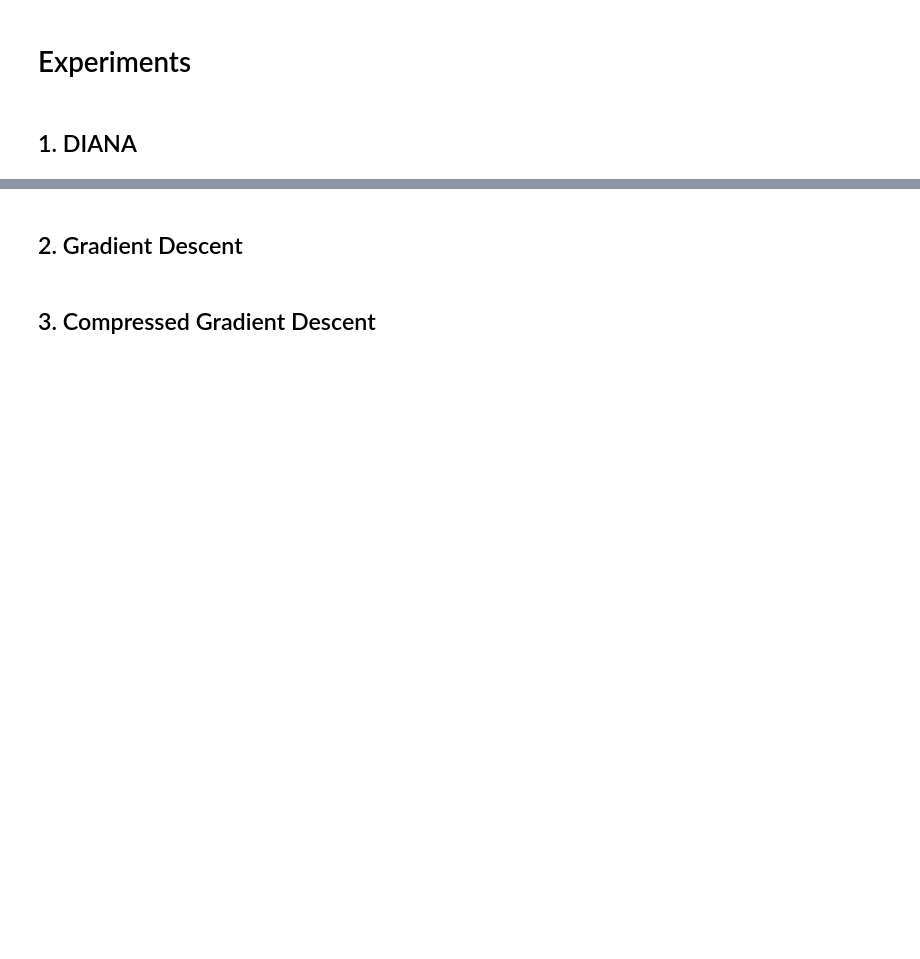
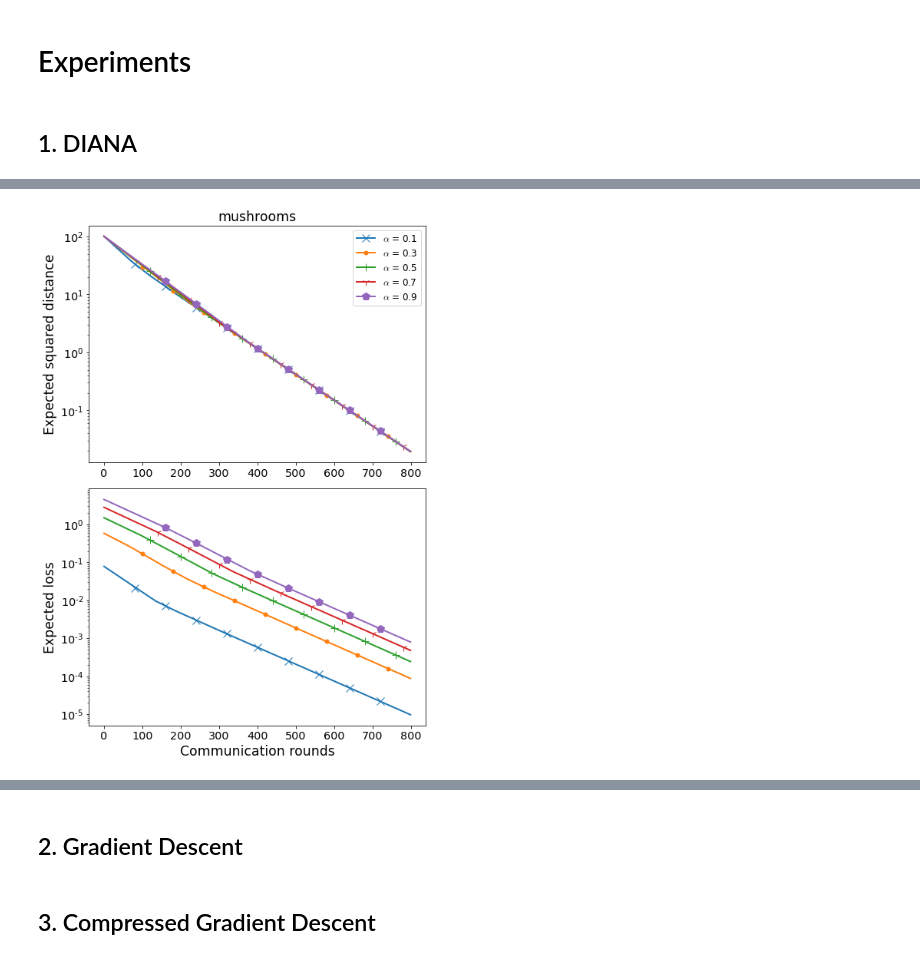
Before and after one commit to gaseln/FLIX_small_scale_experiments, a Jupyter notebook: Experiments.ipynb, the cells around one changed output, grey strips where cells are left out. Saved outputs shown, nothing was run; the diff lists cells and outputs as text; code cells hidden in the pictures; blank space fills up the shorter version.

```diff
--- a/Experiments.ipynb
+++ b/Experiments.ipynb
@@ -37,11 +37,13 @@ markers = ['x', '.', '+', '1', 'p','*', 'D' , '.',  's']
 # Experiments
 # %% [markdown]
 ## 1. DIANA
+# %%
+regularization=0.1
 # %%
 alphas = np.linspace(0.1, 1.0, 10)
 dataset_name = 'mushrooms'
 n_workers = 8
-exp = 'diana'
+exp = 'dianadiana'
 max_it = 1000
 
 alg = LogReg
@@ -53,5 +59,6 @@ ks += 1
 # %%
 for alpha in alphas:
+    alpha = float(alpha)
     print('alpha = {} \n --------------------'.format(alpha))
-    model = MasterNode(n_workers, alpha, alg, dataset_name, logreg, True, max_it)
+    model = MasterNode(n_workers, alpha, alg, dataset_name, logreg, True, max_it, regularization=regularization)
     model.run_diana_sparsification(ks, max_it)
@@ -58,34 +83,36 @@ for alpha in alphas:
 # %%
 fig, axs = plt.subplots(2, figsize=(7, 10), constrained_layout=True)
 n_iter_shown = 800
 
 alphas_shown = alphas[::2]
 ind = 0
 
 for alpha in alphas_shown:
-    run = read_run(exp, alpha, dataset_name, logreg)
+    run = read_run(exp, [alpha], dataset_name, logreg, ks)
 
     f_values = run['fval'][:n_iter_shown]
     dists = run['dist'][:n_iter_shown]
 
     markevery = int(f_values.size / 10)
 
     axs[0].plot(dists, marker=markers[ind], markevery=(markevery + 20 * ind, markevery), markersize=10)
     axs[1].plot(f_values, marker=markers[ind], markevery=(markevery + 20 * ind, markevery), markersize=10)
     ind += 1
 
 axs[0].legend([r'$\alpha$ = {:.1f}'.format(alpha) for alpha in alphas_shown])
 axs[0].set_yscale('log')
 axs[1].set_yscale('log')
 axs[1].set_xlabel('Communication rounds')
 axs[0].set_ylabel('Expected squared distance')
 axs[1].set_ylabel('Expected loss')
 axs[0].set_title(dataset_name)
 alg = get_alg(logreg)
 name = exp + '_' + alg + '_' + dataset_name
 create_plot_dir()
 plt.savefig(PLOT_PATH + '/' + name + '.pdf')
 plt.show()
+# %% [output]
+[figure, added]
 # %%
 dataset_name = 'ijcnn1.bz2'
 alg = LogReg
```
Also changed, not shown: parts of 10 cells of this notebook, 2 other files.
